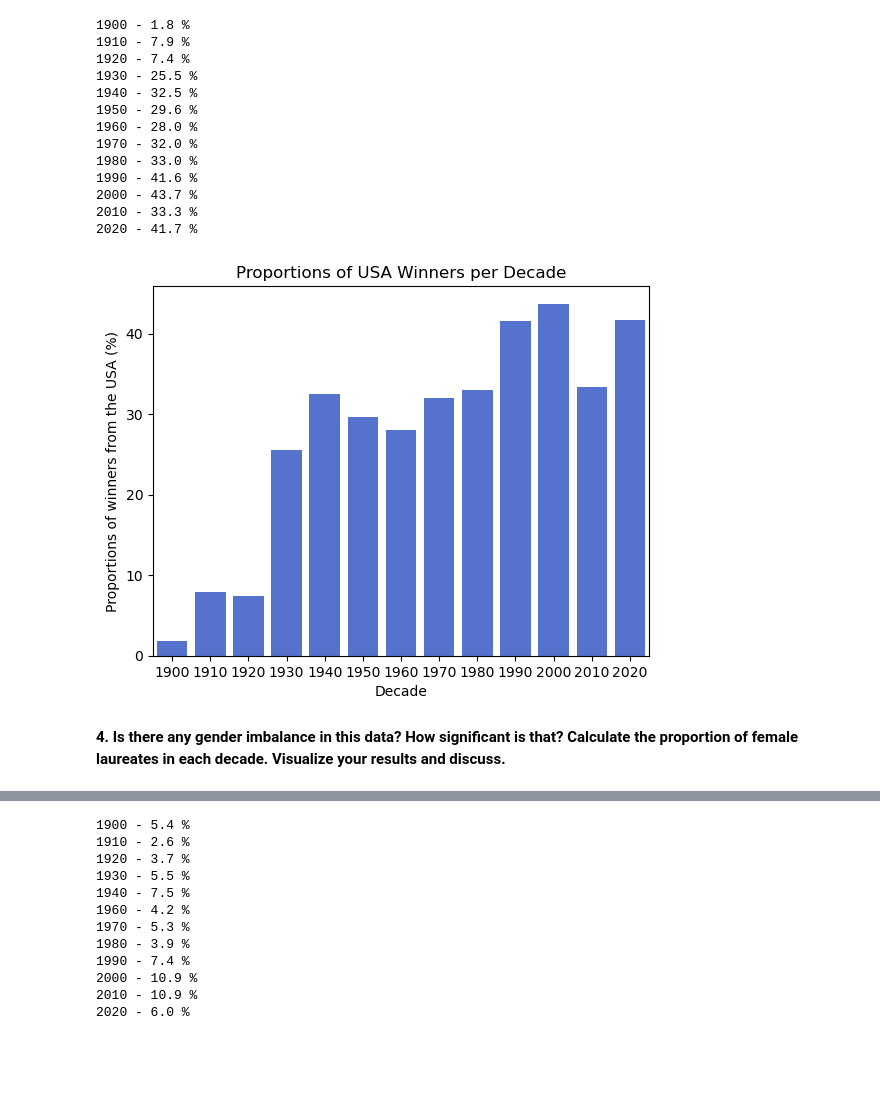
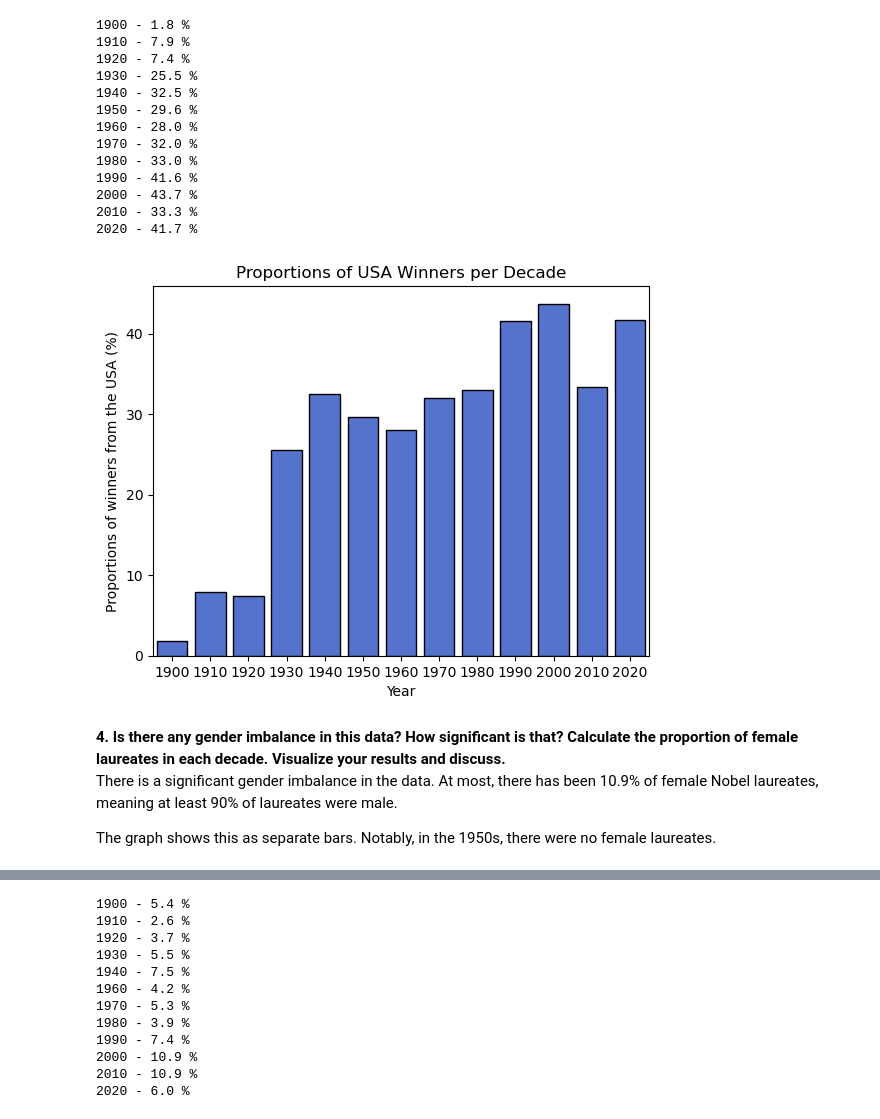
Before and after one commit to elaine-tao/COMM-337-Group-Project-1, a Jupyter notebook: Group Project 1.ipynb, the cells around one changed output, grey strips where cells are left out. Cells and saved outputs as stored; diff of their text form; code cells hidden in the pictures; blank space fills up the shorter version.

```diff
--- a/Group Project 1.ipynb
+++ b/Group Project 1.ipynb
@@ -80,12 +80,15 @@ for n in range(13):
 2020 - 41.7 %
 # %%
 p = round((america['prize'] / total['prize'])*100,1)
-sns.barplot(x = total['decade'], y = p, color="royalblue")
+sns.barplot(x = total['decade'], y = p, color="royalblue", edgecolor = "black")
 plt.title("Proportions of USA Winners per Decade")
-plt.xlabel('Decade')
+plt.xlabel('Year')
 plt.ylabel('Proportions of winners from the USA (%)')
 plt.show()
 # %% [output]
-[figure, old version]
+[figure, new version]
 # %% [markdown]
-**4. Is there any gender imbalance in this data? How significant is that? Calculate the proportion of female laureates in each decade. Visualize your results and discuss.**
+**4. Is there any gender imbalance in this data? How significant is that? Calculate the proportion of female laureates in each decade. Visualize your results and discuss.** \
+There is a significant gender imbalance in the data. At most, there has been 10.9% of female Nobel laureates, meaning at least 90% of laureates were male.
+
+The graph shows this as separate bars. Notably, in the 1950s, there were no female laureates.
```
Also changed, not shown: parts of 22 cells of this notebook.
